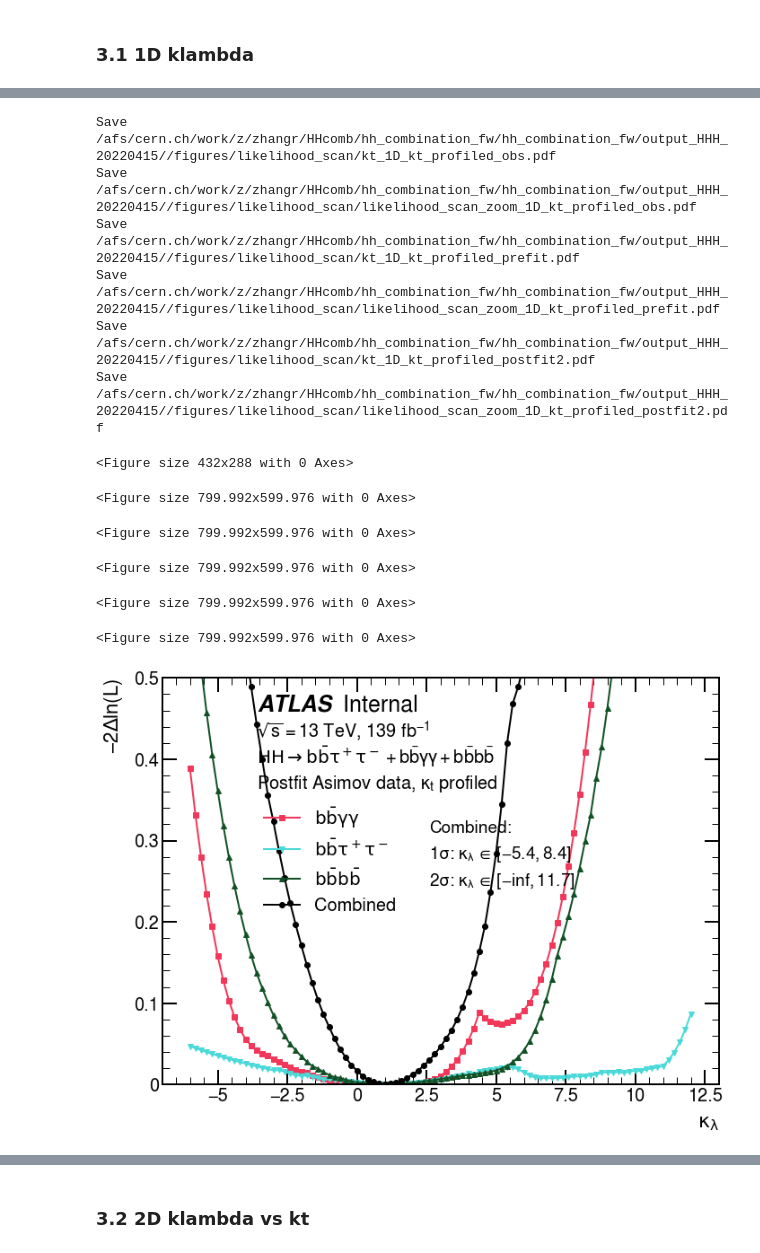
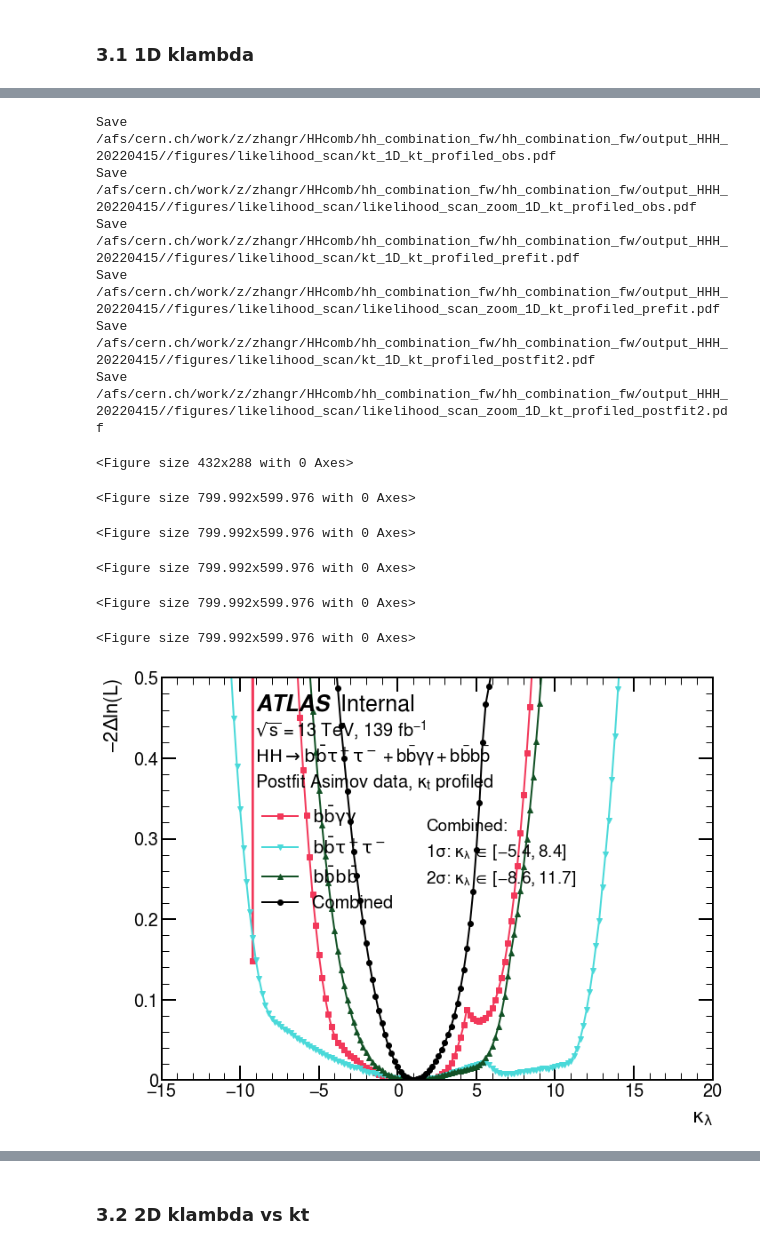
Before and after one commit to dyl64/hh_combination_fw, a Jupyter notebook: tutorials/HHH2022/GenPlots.ipynb, the cells around one changed output, grey strips where cells are left out. Saved outputs shown, nothing was run; the diff lists cells and outputs as text; code cells hidden in the pictures.

```diff
--- a/tutorials/HHH2022/GenPlots.ipynb
+++ b/tutorials/HHH2022/GenPlots.ipynb
@@ -309,7 +309,7 @@ def get_uncond_data(obs, study):
         data[channel] = json.load(open(limit_path))
     return data
 
-def data_loading_lh(obs, study, drop_bestfit=False, sort=True):
+def data_loading_lh(obs, study, drop_bestfit=False):
     likelihood_df, uncond_df = {}, {}
     data = get_likelihood_data(obs, study)
     data2 = get_uncond_data(obs, study)
@@ -319,8 +319,6 @@ def data_loading_lh(obs, study, drop_bestfit=False, sort=True):
             df.drop(index=df.index[0], axis=0, inplace=True)
         if 'klambda' not in df:
             df.rename(columns = {'mu':'klambda'}, inplace = True)
-        if sort:
-            df = df.sort_values(by=['klambda'])
         likelihood_df[channel] = df
         if '2D' in study:
             uncond_df[channel] = pd.DataFrame(data2[channel]['uncond_fit'])
@@ -342,10 +340,10 @@ def get_interval(df, level):
     asign = np.sign(y_new-level)
     signchange = ((np.roll(asign, 1) - asign) != 0).astype(int)
     intersections = x_new[signchange==1]
-    if intersections[0] == xvalues.min():
-        intersections[0] = -np.inf
-    if intersections[-1] == xvalues.max():
-        intersections[-1] = np.inf
+#     if intersections[0] == xvalues.min():
+#         intersections[0] = -np.inf
+#     if intersections[-1] == xvalues.max():
+#         intersections[-1] = np.inf
     return intersections
 # %%
 channels = ['bbyy', 'bbtautau', 'bbbb']
@@ -437,7 +449,7 @@ anno_op = {
 def analysis_label_options_new(study, obs, channel='combined'):
     if obs == 'obs':
         text = 'Observed'
-    elif obs == 'prefit':
+    elif obs == 'prefit2':
         text = 'Prefit Asimov'
     else:
         text = 'Postfit Asimov'
@@ -465,7 +477,7 @@ def analysis_label_options_new(study, obs, channel='combined'):
         }
     }[study]
 # %%
-def plot_kl(study, obs, xmin = -7, xmax = 13, ymin=0, ymax = 12, yattrib='qmu'):
+def plot_kl(study, obs, xmin = -15, xmax = 20, ymin=0, ymax = 20, yattrib='qmu'):
     options = {}
     name = 'likelihood_scan'
     if yattrib == 'kt':
@@ -495,5 +507,5 @@ def plot_kl(study, obs, xmin = -7, xmax = 13, ymin=0, ymax = 12, yattrib='qmu'):
 
     savefolder = outdir_likelihood + '/figures/likelihood_scan'
     os.makedirs(savefolder, exist_ok=True)
-#     plt.savefig(savefolder+f"/{name}_{df_index}.pdf", bbox_inches="tight")
+    plt.savefig(savefolder+f"/{name}_{df_index}.pdf", bbox_inches="tight")
     print('Save', savefolder+f"/{name}_{df_index}.pdf")
@@ -527,20 +531,20 @@ Save /afs/cern.ch/work/z/zhangr/HHcomb/hh_combination_fw/hh_combination_fw/outpu
 # %%
 for o in obs:
     for study in studies:
         if 'nominal' in study or '2D' in study: continue
-        plot_kl(study, o, xmin = -7, xmax = 13, ymin=-0.5, ymax = 2, yattrib='kt')
+        plot_kl(study, o, xmin = -15, xmax = 20, ymin=-0.5, ymax = 2, yattrib='kt')
         plot_kl(study, o, ymax = 0.5)
 # %% [output]
 Save /afs/cern.ch/work/z/zhangr/HHcomb/hh_combination_fw/hh_combination_fw/output_HHH_20220415//figures/likelihood_scan/kt_1D_kt_profiled_obs.pdf
 Save /afs/cern.ch/work/z/zhangr/HHcomb/hh_combination_fw/hh_combination_fw/output_HHH_20220415//figures/likelihood_scan/likelihood_scan_zoom_1D_kt_profiled_obs.pdf
 Save /afs/cern.ch/work/z/zhangr/HHcomb/hh_combination_fw/hh_combination_fw/output_HHH_20220415//figures/likelihood_scan/kt_1D_kt_profiled_prefit.pdf
 Save /afs/cern.ch/work/z/zhangr/HHcomb/hh_combination_fw/hh_combination_fw/output_HHH_20220415//figures/likelihood_scan/likelihood_scan_zoom_1D_kt_profiled_prefit.pdf
 Save /afs/cern.ch/work/z/zhangr/HHcomb/hh_combination_fw/hh_combination_fw/output_HHH_20220415//figures/likelihood_scan/kt_1D_kt_profiled_postfit2.pdf
 Save /afs/cern.ch/work/z/zhangr/HHcomb/hh_combination_fw/hh_combination_fw/output_HHH_20220415//figures/likelihood_scan/likelihood_scan_zoom_1D_kt_profiled_postfit2.pdf
 <Figure size 432x288 with 0 Axes>
 <Figure size 799.992x599.976 with 0 Axes>
 <Figure size 799.992x599.976 with 0 Axes>
 <Figure size 799.992x599.976 with 0 Axes>
 <Figure size 799.992x599.976 with 0 Axes>
 <Figure size 799.992x599.976 with 0 Axes>
-[figure, old version]
+[figure, new version]
```
Also changed, not shown: parts of 15 cells of this notebook, 1 other file.
